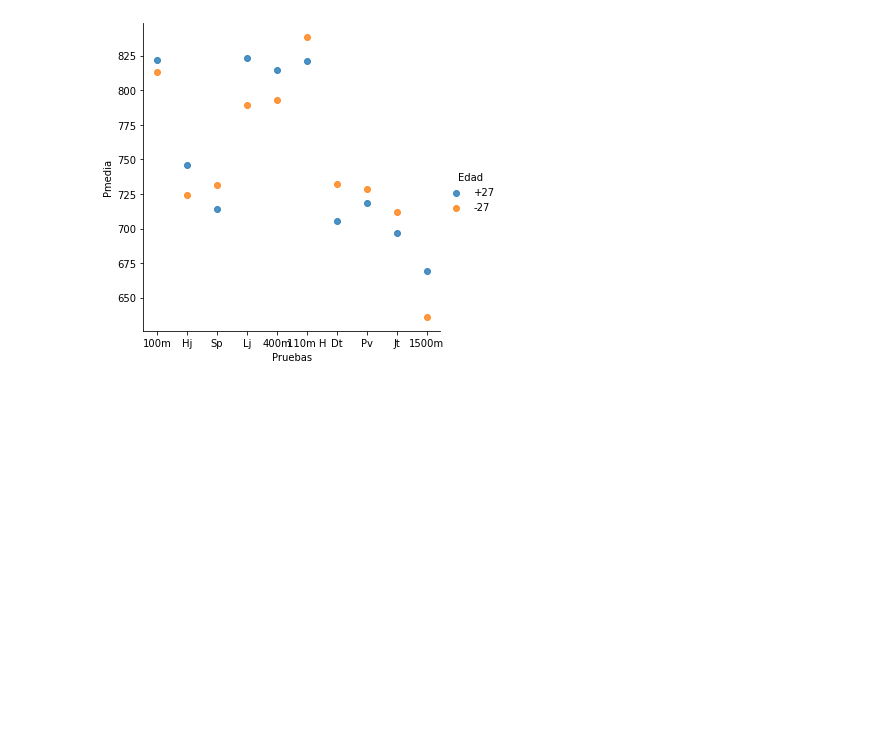
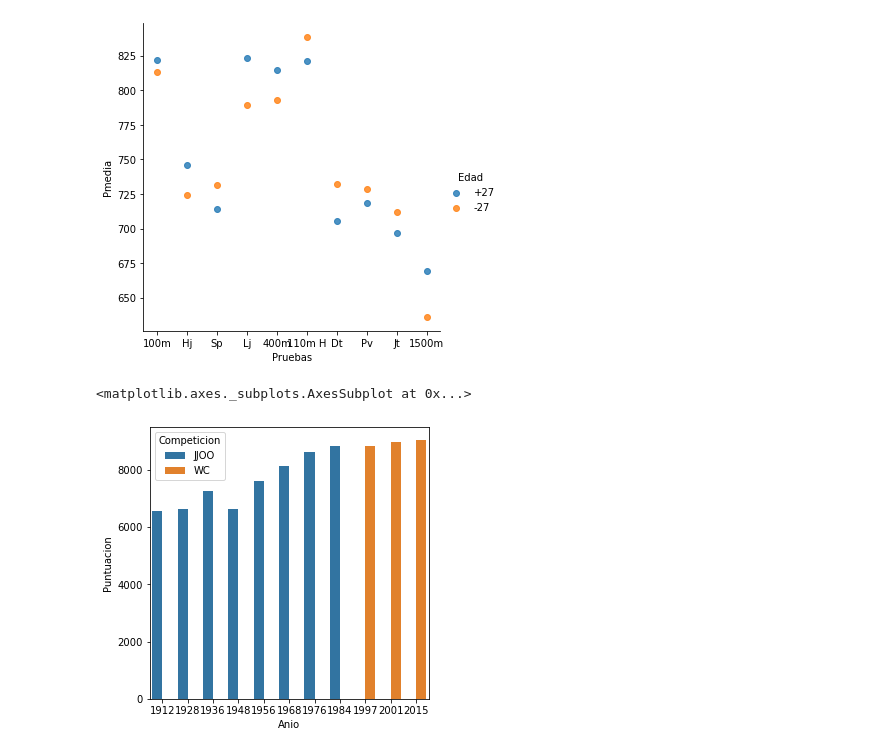
Before and after one commit to RaulCapellanFernandez/DecatlonEstadistics, a Jupyter notebook: InformationDDBB.ipynb, the cells around one changed output. Cells and saved outputs as stored; diff of their text form; code cells hidden in the pictures; blank space fills up the shorter version.

```diff
--- a/InformationDDBB.ipynb
+++ b/InformationDDBB.ipynb
@@ -777,3 +777,63 @@ sns.lmplot(x='Pruebas', y='Pmedia',hue = 'Edad', data=imp,
 # %% [output]
 <seaborn.axisgrid.FacetGrid at 0x...>
 [figure]
+# %%
+##################################################################################################
+#################### Mejores puntaciones de cada decada ##########################################
+##################################################################################################
+
+puntuacion = [0,0,0,0,0,0,0,0,0,0,0]
+atleta = [0,0,0,0,0,0,0,0,0,0,0]
+anio = [0,0,0,0,0,0,0,0,0,0,0]
+competicion = [0,0,0,0,0,0,0,0,0,0,0]
+
+for i in range(len(ddbb)):
+    if(ddbb.iloc[i]['Year'] < 1920 and ddbb.iloc[i]['Total Points'] > puntuacion[0]):
+        puntuacion[0] = ddbb.iloc[i]['Total Points']
+        atleta[0] = ddbb.iloc[i]
+    elif(ddbb.iloc[i]['Year'] >= 1920 and ddbb.iloc[i]['Year'] < 1930 and ddbb.iloc[i]['Total Points'] > puntuacion[1]):
+        puntuacion[1] = ddbb.iloc[i]['Total Points']
+        atleta[1] = ddbb.iloc[i]
+    elif(ddbb.iloc[i]['Year'] >= 1930 and ddbb.iloc[i]['Year'] < 1940 and ddbb.iloc[i]['Total Points'] > puntuacion[2]):
+        puntuacion[2] = ddbb.iloc[i]['Total Points']
+        atleta[2] = ddbb.iloc[i]
+    elif(ddbb.iloc[i]['Year'] >= 1940 and ddbb.iloc[i]['Year'] < 1950 and ddbb.iloc[i]['Total Points'] > puntuacion[3]):
+        puntuacion[3] = ddbb.iloc[i]['Total Points']
+        atleta[3] = ddbb.iloc[i]
+    elif(ddbb.iloc[i]['Year'] >= 1950 and ddbb.iloc[i]['Year'] < 1960 and ddbb.iloc[i]['Total Points'] > puntuacion[4]):
+        puntuacion[4] = ddbb.iloc[i]['Total Points']
+        atleta[4] = ddbb.iloc[i]
+    elif(ddbb.iloc[i]['Year'] >= 1960 and ddbb.iloc[i]['Year'] < 1970 and ddbb.iloc[i]['Total Points'] > puntuacion[5]):
+        puntuacion[5] = ddbb.iloc[i]['Total Points']
+        atleta[5] = ddbb.iloc[i]
+    elif(ddbb.iloc[i]['Year'] >= 1970 and ddbb.iloc[i]['Year'] < 1980 and ddbb.iloc[i]['Total Points'] > puntuacion[6]):
+        puntuacion[6] = ddbb.iloc[i]['Total Points']
+        atleta[6] = ddbb.iloc[i]
+    elif(ddbb.iloc[i]['Year'] >= 1980 and ddbb.iloc[i]['Year'] < 1990 and ddbb.iloc[i]['Total Points'] > puntuacion[7]):
+        puntuacion[7] = ddbb.iloc[i]['Total Points']
+        atleta[7] = ddbb.iloc[i]
+    elif(ddbb.iloc[i]['Year'] >= 1990 and ddbb.iloc[i]['Year'] < 2000 and ddbb.iloc[i]['Total Points'] > puntuacion[8]):
+        puntuacion[8] = ddbb.iloc[i]['Total Points']
+        atleta[8] = ddbb.iloc[i]
+    elif(ddbb.iloc[i]['Year'] >= 2000 and ddbb.iloc[i]['Year'] < 2010 and ddbb.iloc[i]['Total Points'] > puntuacion[9]):
+        puntuacion[9] = ddbb.iloc[i]['Total Points']
+        atleta[9] = ddbb.iloc[i]
+    elif(ddbb.iloc[i]['Year'] >= 2010 and ddbb.iloc[i]['Year'] < 2020 and ddbb.iloc[i]['Total Points'] > puntuacion[10]):
+        puntuacion[10] = ddbb.iloc[i]['Total Points']
+        atleta[10] = ddbb.iloc[i]
+
+for i in range(len(atleta)):
+    anio[i] = atleta[i]['Year']
+    competicion[i] = atleta[i]['Competition']
+
+
+imp = pd.DataFrame({'Anio': anio,
+                    'Competicion': competicion,
+                    'Puntuacion': puntuacion})
+
+
+plt.figure(figsize=(5,5))
+sns.barplot(x = 'Anio', y= 'Puntuacion',hue = 'Competicion', data=imp)
+# %% [output]
+<matplotlib.axes._subplots.AxesSubplot at 0x...>
+[figure, added]
```
Also changed, not shown: parts of 2 cells of this notebook.
